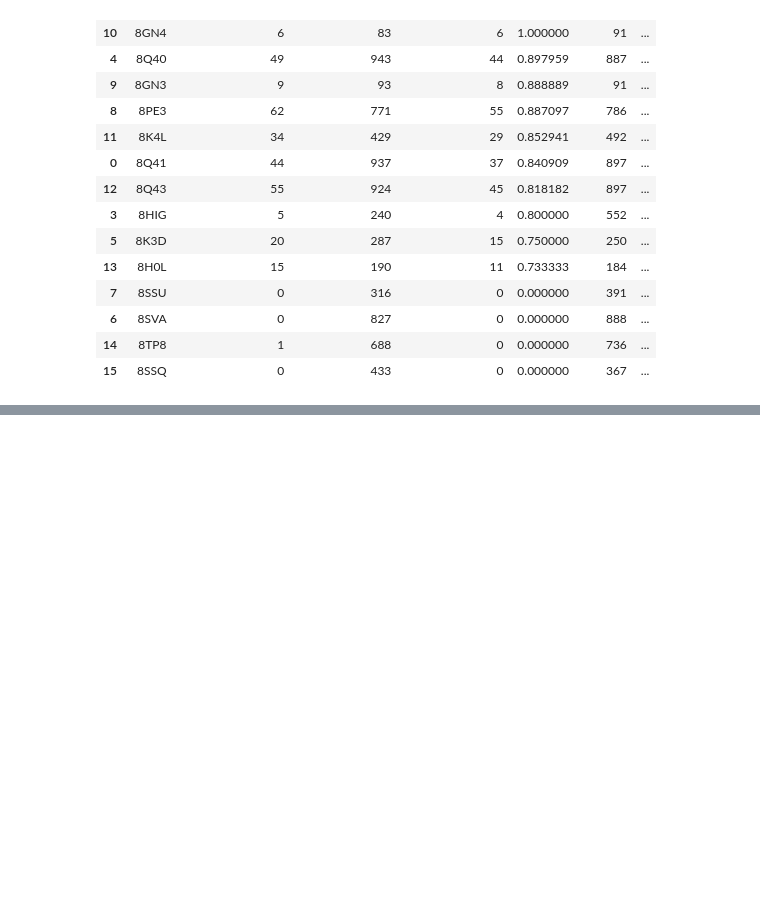
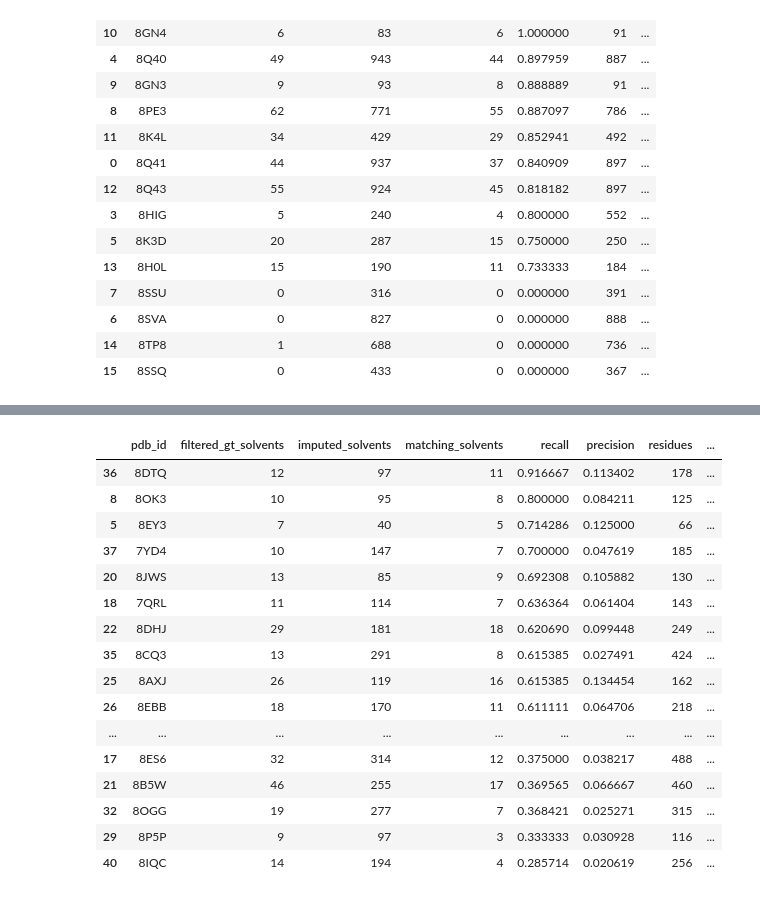
Before and after one commit to gloriayma/water_conservation, a Jupyter notebook: imputation/impute_solvents.ipynb, the cells around one changed output, grey strips where cells are left out. Saved outputs shown, nothing was run; the diff lists cells and outputs as text; code cells hidden in the pictures; blank space fills up the shorter version.

```diff
--- a/imputation/impute_solvents.ipynb
+++ b/imputation/impute_solvents.ipynb
@@ -49,20 +56,19 @@ ONE_SOLVENT_PER_CHAIN = True
 
 
 # Unused for new imputation functions
-MIN_SOLVENTS = 20
-STRIP_SOLVENTS_BEFOREHAND = True
-ALLOW_OVERLAP_WITH_REAL_SOLVENTS = False
-MAX_SAMPLE_ATTEMPTS = 1000
+# MIN_SOLVENTS = 20
+# STRIP_SOLVENTS_BEFOREHAND = True
+# ALLOW_OVERLAP_WITH_REAL_SOLVENTS = False
+# MAX_SAMPLE_ATTEMPTS = 1000
 
 
 # Change
-PDB_ID = "1ubq"
-COLLISION_MIN_DIST = 2.5 # ?
-TRIPLE_HBOND_PAIR_MAX_DIST = 5.6
-# TRIPLE_HBOND_PAIR_MAX_DIST = 8.0
-npz_path = resolve_npz_path(PDB_ID, NPZ_ROOT, NPZ_PATH)
-gt_structure = Structure.load(npz_path)
-gt_structure = gt_structure.to_one_solvent_per_chain(gt_structure)
-gt_solvent_count = gt_structure.count_solvents()
-stripped_gt = gt_structure.remove_solvents()
-gt_solvent_count
+PDB_ID = "GARBLE"
+COLLISION_MIN_DIST = "GARBLE" # 2.5 # ?
+TRIPLE_HBOND_PAIR_MAX_DIST = "GARBLE" #5.6
+# npz_path = resolve_npz_path(PDB_ID, NPZ_ROOT, NPZ_PATH)
+# gt_structure = Structure.load(npz_path)
+# gt_structure = gt_structure.to_one_solvent_per_chain(gt_structure)
+# gt_solvent_count = gt_structure.count_solvents()
+# stripped_gt = gt_structure.remove_solvents()
+# gt_solvent_count
@@ -729,0 +773,8 @@ results_df
+# %%
+with open("easy.txt", "r") as f:
+    ID_LIST = f.read().splitlines()
+
+df_dict = {}
+combo_rows = []
+combo_stats_df = None
+combo_stats_by_params = None
@@ -729,0 +944,20 @@ results_df
+# %%
+df_dict["recall=1.0_protein_clash=2.4_solvent_clash=2.4_maxhbondlen=3.5"]
+# %% [output]
+|  | pdb_id | filtered_gt_solvents | imputed_solvents | matching_solvents | recall | precision | residues | ... |
+| 36 | 8DTQ | 12 | 97 | 11 | 0.916667 | 0.113402 | 178 | ... |
+| 8 | 8OK3 | 10 | 95 | 8 | 0.800000 | 0.084211 | 125 | ... |
+| 5 | 8EY3 | 7 | 40 | 5 | 0.714286 | 0.125000 | 66 | ... |
+| 37 | 7YD4 | 10 | 147 | 7 | 0.700000 | 0.047619 | 185 | ... |
+| 20 | 8JWS | 13 | 85 | 9 | 0.692308 | 0.105882 | 130 | ... |
+| 18 | 7QRL | 11 | 114 | 7 | 0.636364 | 0.061404 | 143 | ... |
+| 22 | 8DHJ | 29 | 181 | 18 | 0.620690 | 0.099448 | 249 | ... |
+| 35 | 8CQ3 | 13 | 291 | 8 | 0.615385 | 0.027491 | 424 | ... |
+| 25 | 8AXJ | 26 | 119 | 16 | 0.615385 | 0.134454 | 162 | ... |
+| 26 | 8EBB | 18 | 170 | 11 | 0.611111 | 0.064706 | 218 | ... |
+| ... | ... | ... | ... | ... | ... | ... | ... | ... |
+| 17 | 8ES6 | 32 | 314 | 12 | 0.375000 | 0.038217 | 488 | ... |
+| 21 | 8B5W | 46 | 255 | 17 | 0.369565 | 0.066667 | 460 | ... |
+| 32 | 8OGG | 19 | 277 | 7 | 0.368421 | 0.025271 | 315 | ... |
+| 29 | 8P5P | 9 | 97 | 3 | 0.333333 | 0.030928 | 116 | ... |
+| 40 | 8IQC | 14 | 194 | 4 | 0.285714 | 0.020619 | 256 | ... |
```
Also changed, not shown: parts of 10 cells of this notebook.
